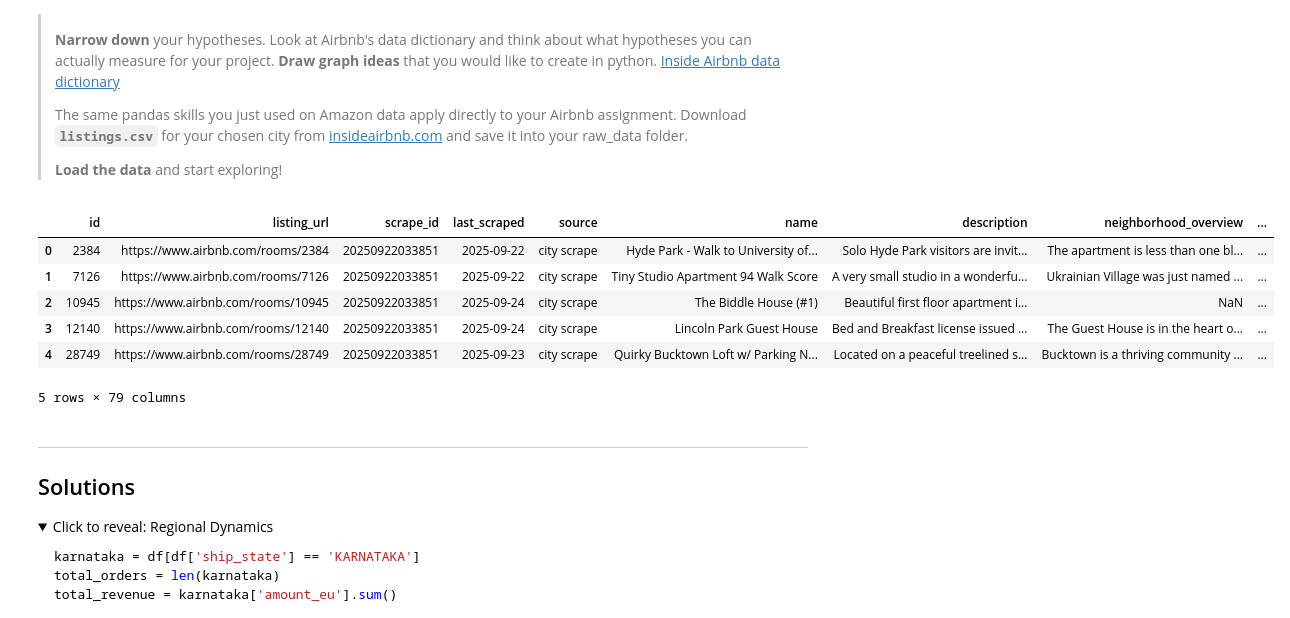
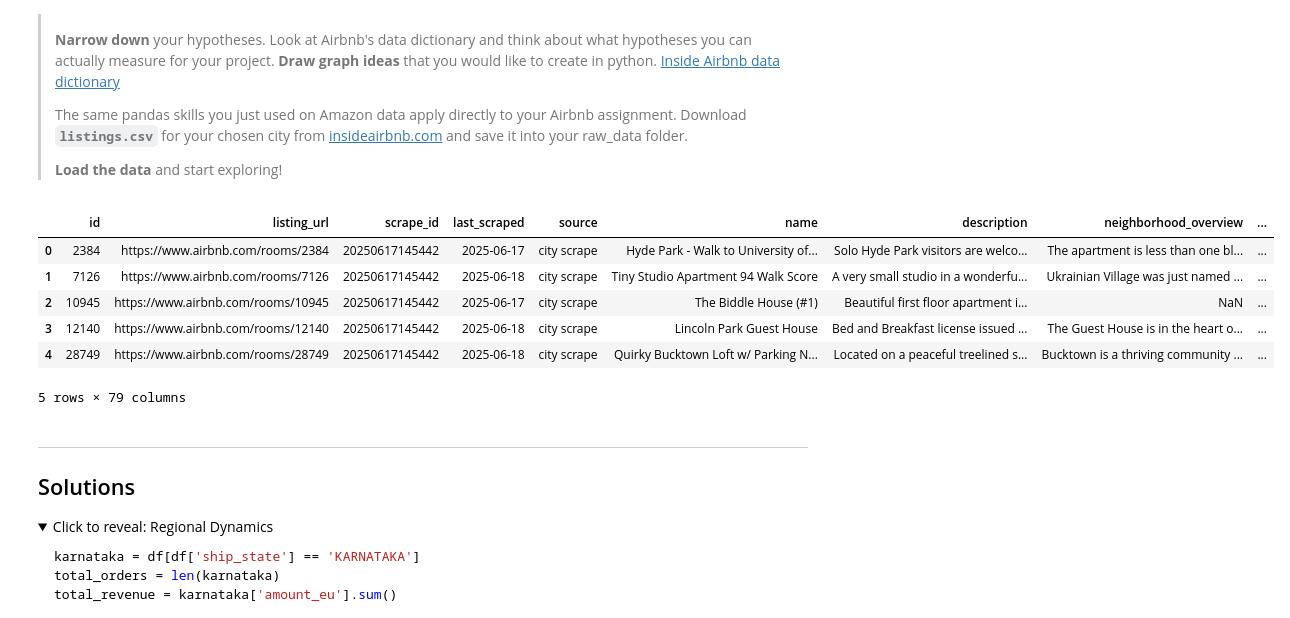
Before and after one commit to tamaravdd/iese-dsmba, a Jupyter notebook: notebooks/03_Pandas_Amazon.ipynb, the cells around one changed output. Cells and saved outputs as stored; diff of their text form; code cells hidden in the pictures; folded sections open.

```diff
--- a/notebooks/03_Pandas_Amazon.ipynb
+++ b/notebooks/03_Pandas_Amazon.ipynb
@@ -1139,15 +1166,23 @@ Returned Orders:         1949  (1.64%)
 > **Load the data** and start exploring!
 # %%
 # Load your Airbnb Data (I'm doing Chicago)
-df = pd.read_csv('data_raw/listings.csv')
+# locally
+# df = pd.read_csv('data_raw/listings.csv')
+
+# colab
+# df = pd.read_csv('/content/drive/MyDrive/Colab Notebooks/data_raw/listings.csv')
+
+# online
+df = pd.read_csv('https://data.insideairbnb.com/united-states/il/chicago/2025-06-17/data/listings.csv.gz')
+
 df.head()
 # %% [output]
 |  | id | listing_url | scrape_id | last_scraped | source | name | description | neighborhood_overview | ... |
-| 0 | 2384 | https://www.airbnb.com/rooms/2384 | 20250922033851 | 2025-09-22 | city scrape | Hyde Park - Walk to University of... | Solo Hyde Park visitors are invit... | The apartment is less than one bl... | ... |
-| 1 | 7126 | https://www.airbnb.com/rooms/7126 | 20250922033851 | 2025-09-22 | city scrape | Tiny Studio Apartment 94 Walk Score | A very small studio in a wonderfu... | Ukrainian Village was just named ... | ... |
-| 2 | 10945 | https://www.airbnb.com/rooms/10945 | 20250922033851 | 2025-09-24 | city scrape | The Biddle House (#1) | Beautiful first floor apartment i... | NaN | ... |
-| 3 | 12140 | https://www.airbnb.com/rooms/12140 | 20250922033851 | 2025-09-24 | city scrape | Lincoln Park Guest House | Bed and Breakfast license issued ... | The Guest House is in the heart o... | ... |
-| 4 | 28749 | https://www.airbnb.com/rooms/28749 | 20250922033851 | 2025-09-23 | city scrape | Quirky Bucktown Loft w/ Parking N... | Located on a peaceful treelined s... | Bucktown is a thriving community ... | ... |
+| 0 | 2384 | https://www.airbnb.com/rooms/2384 | 20250617145442 | 2025-06-17 | city scrape | Hyde Park - Walk to University of... | Solo Hyde Park visitors are welco... | The apartment is less than one bl... | ... |
+| 1 | 7126 | https://www.airbnb.com/rooms/7126 | 20250617145442 | 2025-06-18 | city scrape | Tiny Studio Apartment 94 Walk Score | A very small studio in a wonderfu... | Ukrainian Village was just named ... | ... |
+| 2 | 10945 | https://www.airbnb.com/rooms/10945 | 20250617145442 | 2025-06-17 | city scrape | The Biddle House (#1) | Beautiful first floor apartment i... | NaN | ... |
+| 3 | 12140 | https://www.airbnb.com/rooms/12140 | 20250617145442 | 2025-06-18 | city scrape | Lincoln Park Guest House | Bed and Breakfast license issued ... | The Guest House is in the heart o... | ... |
+| 4 | 28749 | https://www.airbnb.com/rooms/28749 | 20250617145442 | 2025-06-18 | city scrape | Quirky Bucktown Loft w/ Parking N... | Located on a peaceful treelined s... | Bucktown is a thriving community ... | ... |
 5 rows × 79 columns
 # %% [markdown]
 ---
```
Also changed, not shown: parts of 9 cells of this notebook.
